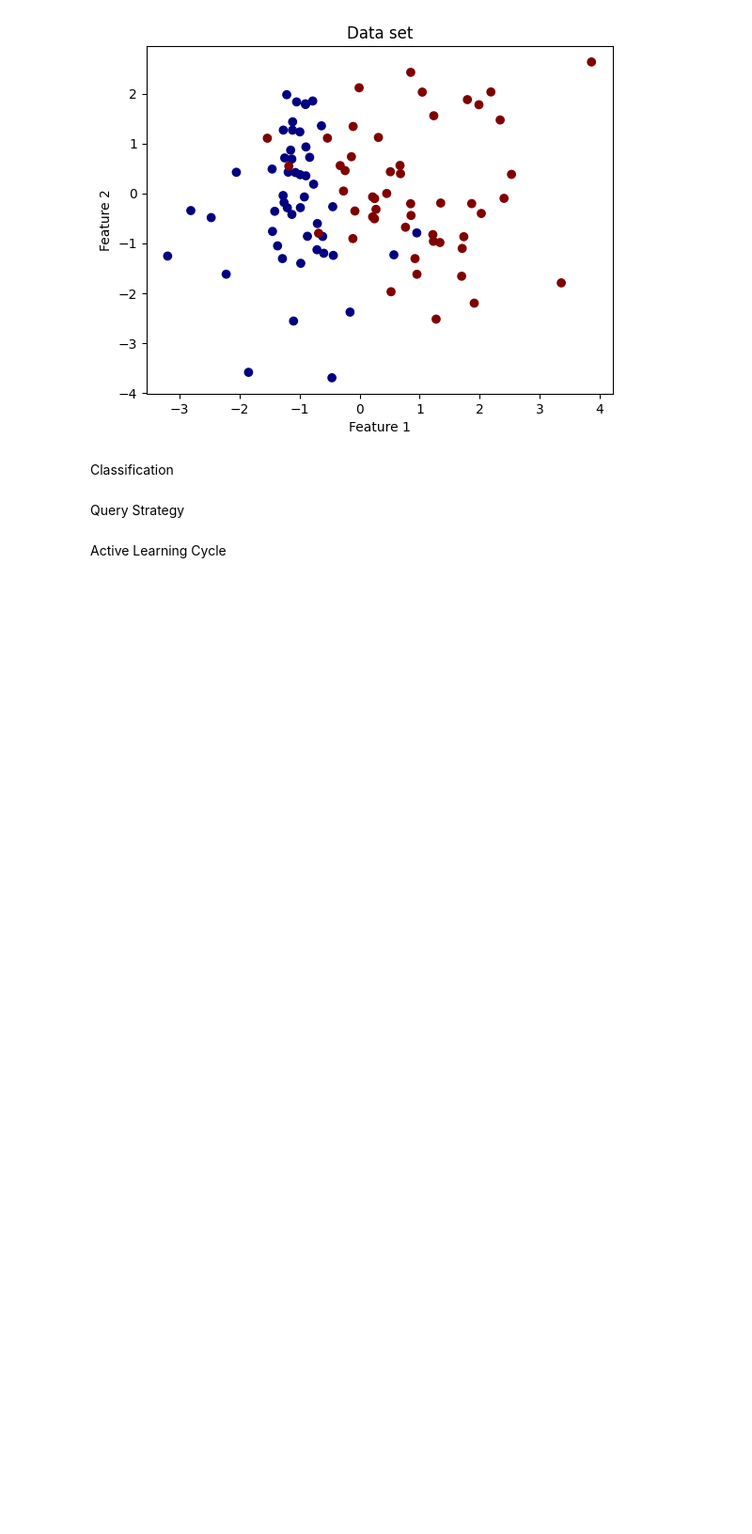
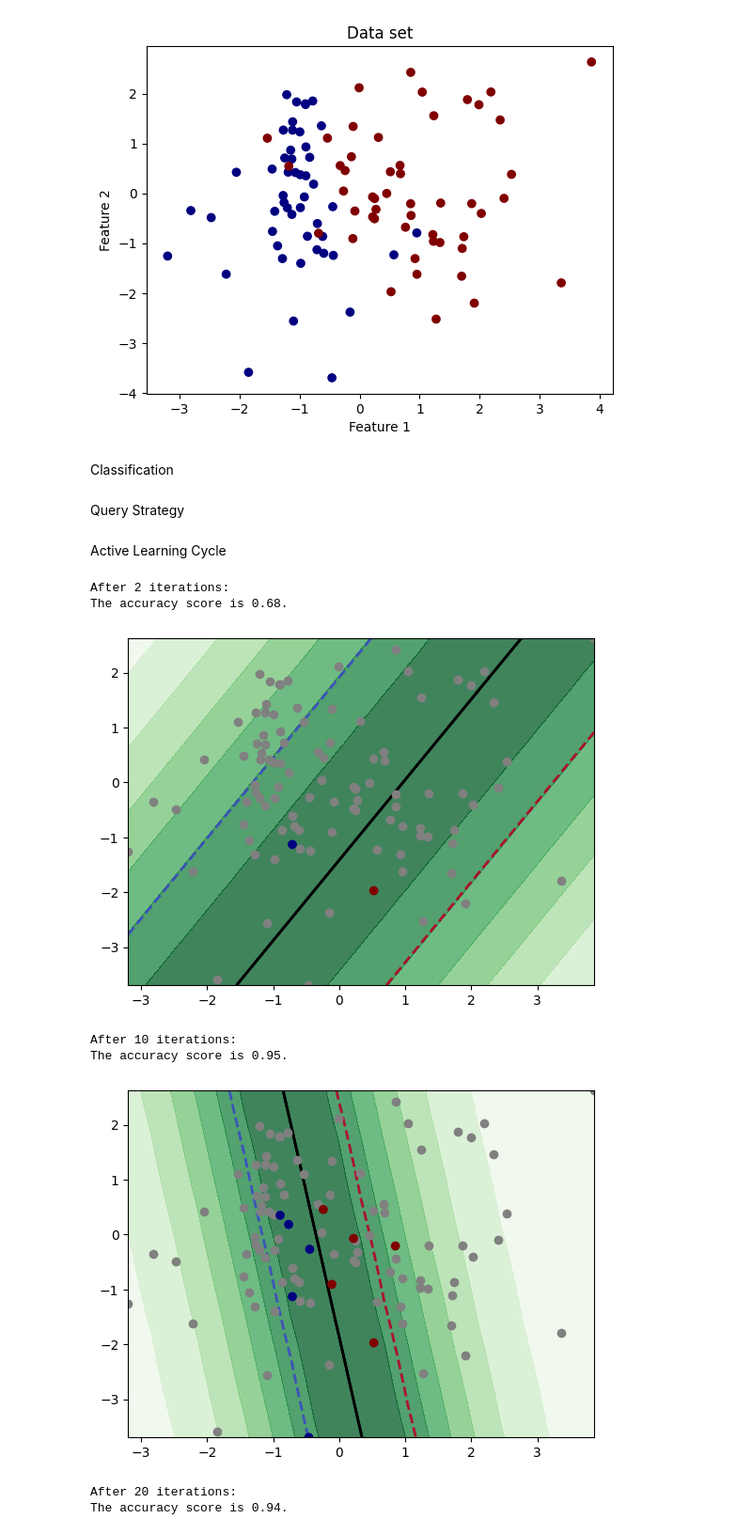
Before and after one commit to Cheng-JY/BachelorProjekt, a Jupyter notebook: scikit_learn/00_PoolBasedActiveLearning.ipynb, the cells around one changed output. Shown at 94% size. Cells and saved outputs as stored; diff of their text form; code cells hidden in the pictures; blank space fills up the shorter version.

Commit message:
feat: add return utilities

```diff
--- a/scikit_learn/00_PoolBasedActiveLearning.ipynb
+++ b/scikit_learn/00_PoolBasedActiveLearning.ipynb
@@ -46,11 +46,28 @@ Active Learning Cycle
 # %%
 n_cycles = 20
 clf.fit(X,y)
 for c in range(n_cycles):
     query_idx = qs.query(X=X, y=y, clf=clf, batch_size=1)
     y[query_idx] = y_true[query_idx] #asking orcale for the true label
     clf.fit(X,y)
 
     #plotting
     unlbd_idx = unlabeled_indices(y) # from skactiveml.utils
     lbd_idx = labeled_indices(y) # from skactiveml.utils
+    if len(lbd_idx) in [2, 10, 20]:
+        print(f'After {len(lbd_idx)} iterations:')
+        print(f'The accuracy score is {clf.score(X,y_true)}.')
+        plot_utilities(qs, X=X, y=y, clf=clf, feature_bound=bound)
+        plot_decision_boundary(clf, feature_bound=bound)
+        plt.scatter(X[unlbd_idx,0], X[unlbd_idx,1], c='gray')
+        plt.scatter(X[:,0], X[:,1], c=y, cmap='jet')
+        plt.show()
+# %% [output]
+After 2 iterations:
+The accuracy score is 0.68.
+[figure, added]
+After 10 iterations:
+The accuracy score is 0.95.
+[figure, added]
+After 20 iterations:
+The accuracy score is 0.94.
```
Also changed, not shown: parts of 1 cell of this notebook.
